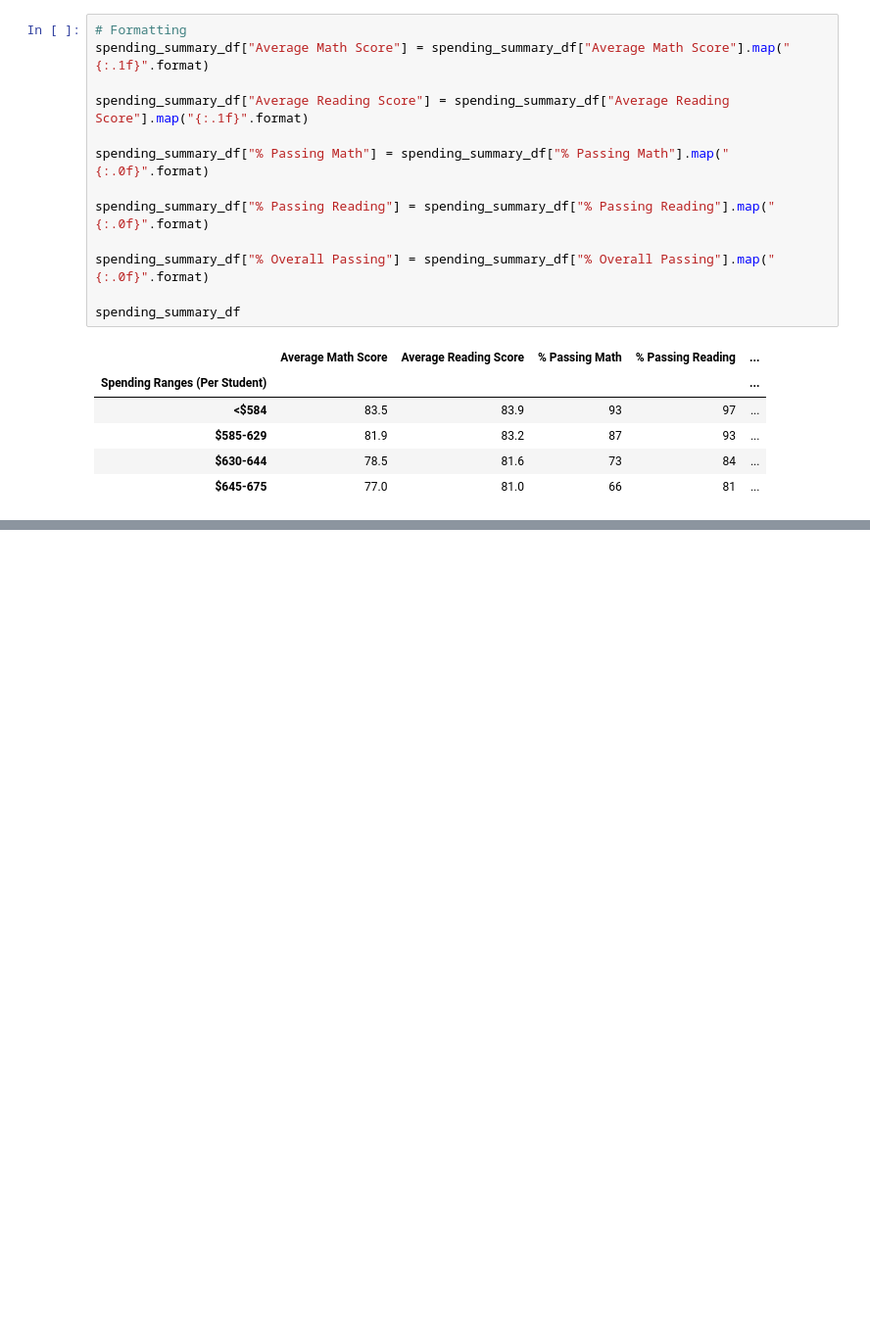
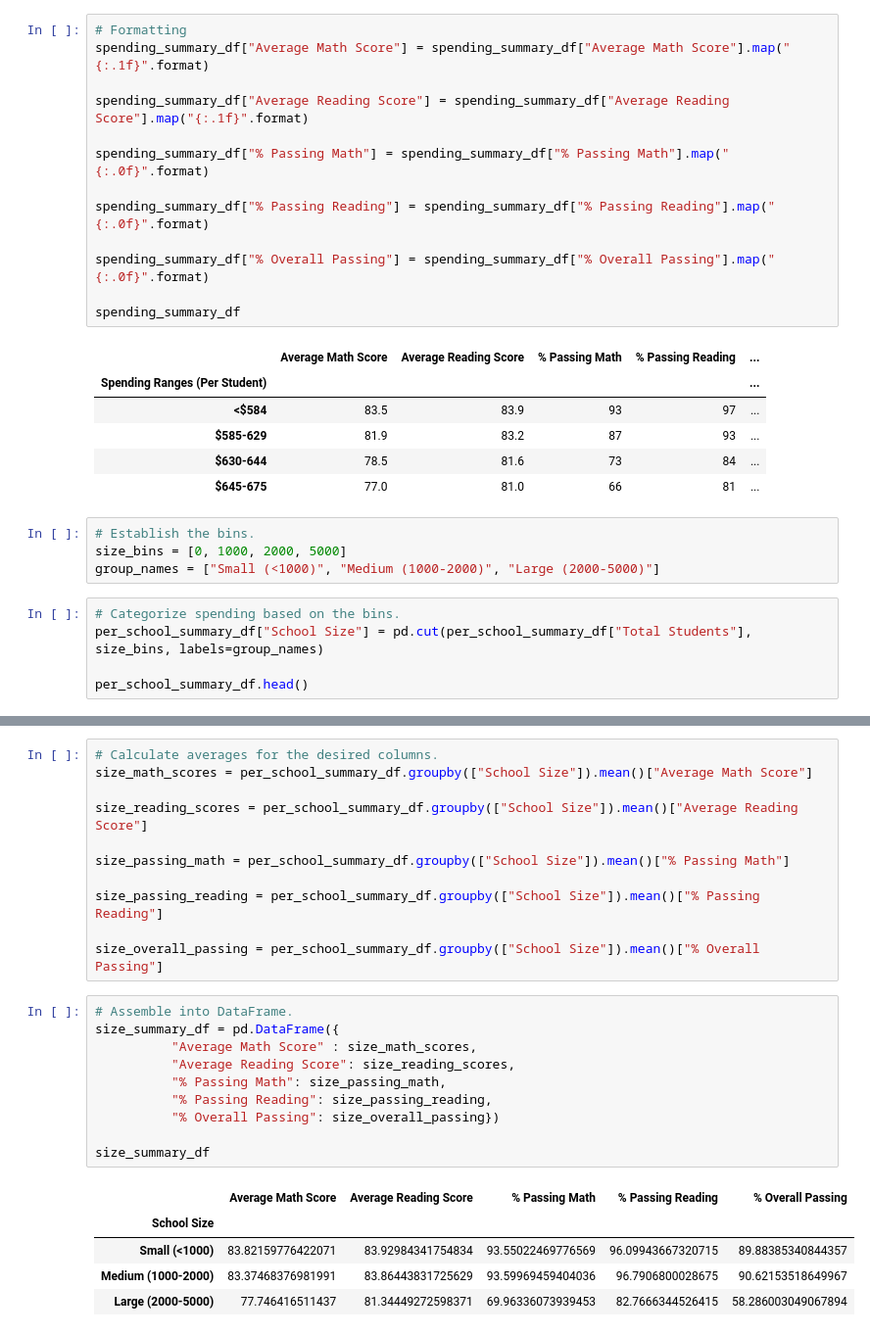
Before and after one commit to DaijaStokes/School_District_Analysis, a Jupyter notebook: PyCitySchools.ipynb, the cells around one changed output, grey strips where cells are left out. Shown at 98% size. Saved outputs shown, nothing was run; the diff lists cells and outputs as text; blank space fills up the shorter version.

Commit message:
scores by school size

```diff
--- a/PyCitySchools.ipynb
+++ b/PyCitySchools.ipynb
@@ -1161,3 +1161,12 @@ spending_summary_df
 | $585-629 | 81.9 | 83.2 | 87 | 93 | ... |
 | $630-644 | 78.5 | 81.6 | 73 | 84 | ... |
 | $645-675 | 77.0 | 81.0 | 66 | 81 | ... |
+# %%
+# Establish the bins.
+size_bins = [0, 1000, 2000, 5000]
+group_names = ["Small (<1000)", "Medium (1000-2000)", "Large (2000-5000)"]
+# %%
+# Categorize spending based on the bins.
+per_school_summary_df["School Size"] = pd.cut(per_school_summary_df["Total Students"], size_bins, labels=group_names)
+
+per_school_summary_df.head()
@@ -1163,0 +1180,27 @@ spending_summary_df
+# %%
+# Calculate averages for the desired columns.
+size_math_scores = per_school_summary_df.groupby(["School Size"]).mean()["Average Math Score"]
+
+size_reading_scores = per_school_summary_df.groupby(["School Size"]).mean()["Average Reading Score"]
+
+size_passing_math = per_school_summary_df.groupby(["School Size"]).mean()["% Passing Math"]
+
+size_passing_reading = per_school_summary_df.groupby(["School Size"]).mean()["% Passing Reading"]
+
+size_overall_passing = per_school_summary_df.groupby(["School Size"]).mean()["% Overall Passing"]
+# %%
+# Assemble into DataFrame.
+size_summary_df = pd.DataFrame({
+          "Average Math Score" : size_math_scores,
+          "Average Reading Score": size_reading_scores,
+          "% Passing Math": size_passing_math,
+          "% Passing Reading": size_passing_reading,
+          "% Overall Passing": size_overall_passing})
+
+size_summary_df
+# %% [output]
+|  | Average Math Score | Average Reading Score | % Passing Math | % Passing Reading | % Overall Passing |
+| School Size |  |  |  |  |  |
+| Small (<1000) | 83.82159776422071 | 83.92984341754834 | 93.55022469776569 | 96.09943667320715 | 89.88385340844357 |
+| Medium (1000-2000) | 83.37468376981991 | 83.86443831725629 | 93.59969459404036 | 96.7906800028675 | 90.62153518649967 |
+| Large (2000-5000) | 77.746416511437 | 81.34449272598371 | 69.96336073939453 | 82.7666344526415 | 58.286003049067894 |
```
Also changed, not shown: parts of 2 cells of this notebook, 2 other files.
